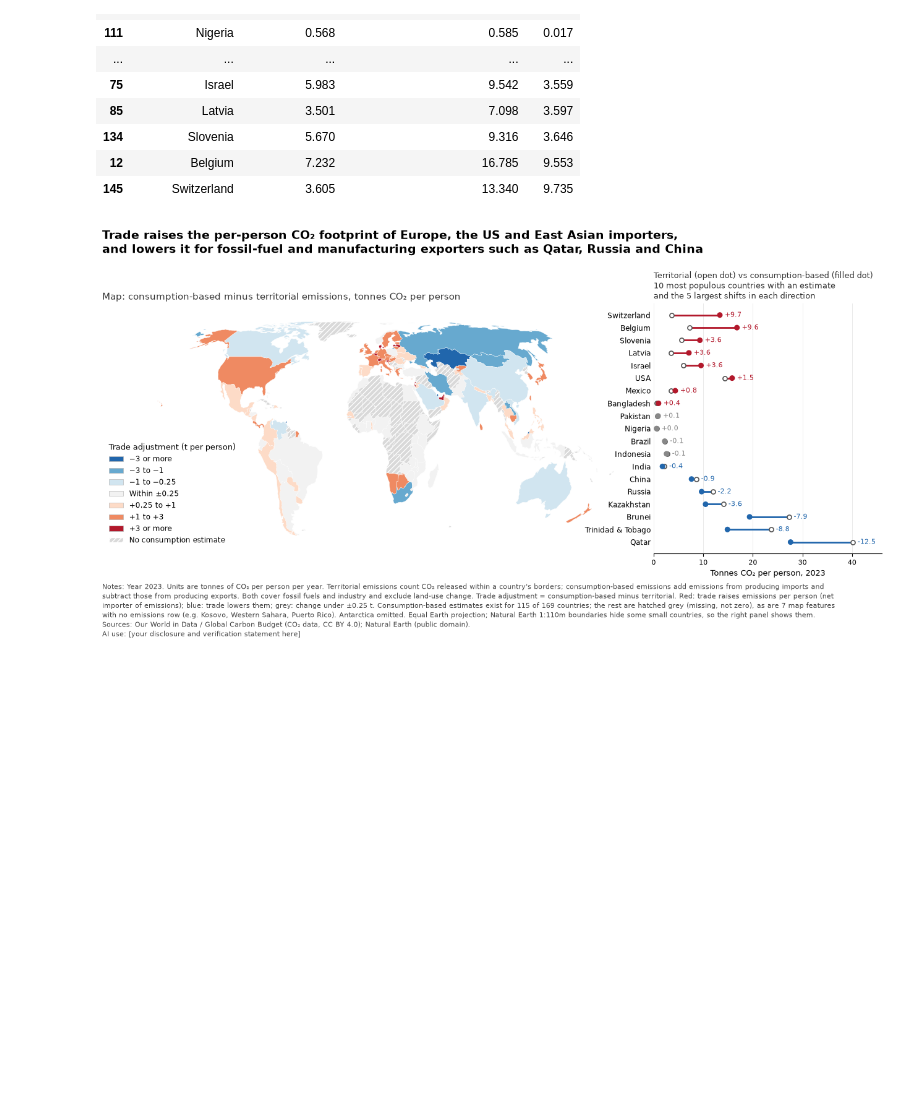
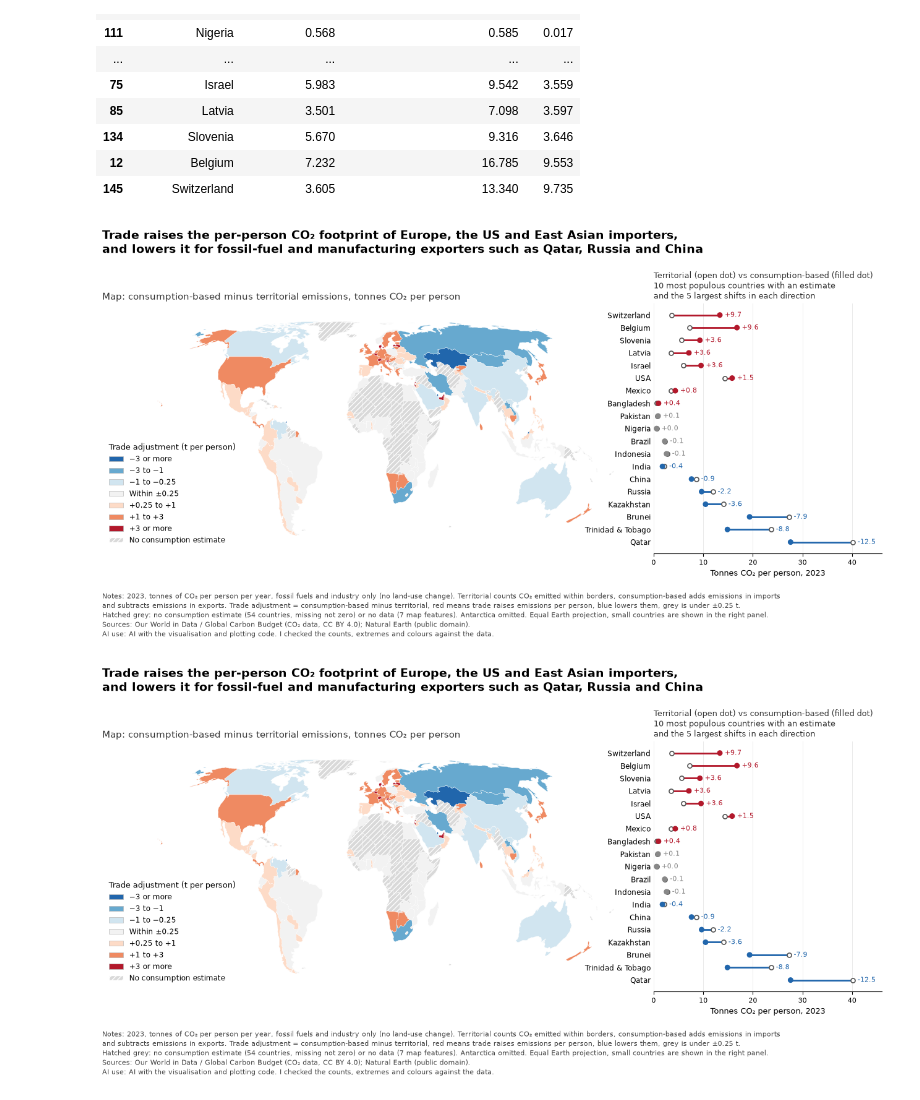
Before and after one commit to balazssomaremenyi/python-dataviz-homework03, a Jupyter notebook: analysis.ipynb, the cells around one changed output. Cells and saved outputs as stored; diff of their text form; code cells hidden in the pictures; blank space fills up the shorter version.

```diff
--- a/analysis.ipynb
+++ b/analysis.ipynb
@@ -147,40 +147,39 @@ bx.scatter(selected["consumption_co2_per_capita"], y, s=30, color=dot_colors, zo
 for yi, t, c, v, col in zip(y, selected["co2_per_capita"], selected["consumption_co2_per_capita"],
                             selected["diff"], dot_colors):
     bx.text(max(t, c) + 1.0, yi, f"{v:+.1f}", va="center", fontsize=8, color=col)
 
 bx.set_yticks(y, selected["label"], fontsize=8.5)
 bx.set_xlim(0, 46)
 bx.set_xlabel("Tonnes CO₂ per person, 2023", fontsize=9)
 bx.tick_params(axis="x", labelsize=8)
 bx.tick_params(axis="y", length=0)
 for side in ["top", "right", "left"]:
     bx.spines[side].set_visible(False)
 bx.grid(axis="x", color="#e6e6e6", lw=0.6)
 bx.set_axisbelow(True)
 bx.set_title("Territorial (open dot) vs consumption-based (filled dot)\n"
              "10 most populous countries with an estimate\n"
              "and the 5 largest shifts in each direction",
              loc="left", fontsize=9, color="#333333")
 
 # Title and notes
 fig.suptitle("Trade raises the per-person CO₂ footprint of Europe, the US and East Asian importers,\n"
              "and lowers it for fossil-fuel and manufacturing exporters such as Qatar, Russia and China",
              x=0.01, y=0.975, ha="left", fontsize=13.5, fontweight="bold")
 
 notes = (
-    "Notes: Year 2023. Units are tonnes of CO₂ per person per year. Territorial emissions count CO₂ released within a country's "
-    "borders; consumption-based emissions add emissions from producing imports and\nsubtract those from producing exports. "
-    "Both cover fossil fuels and industry and exclude land-use change. Trade adjustment = consumption-based minus territorial. "
-    "Red: trade raises emissions per person (net\nimporter of emissions); blue: trade lowers them; grey: change under ±0.25 t. "
-    f"Consumption-based estimates exist for {len(with_estimate)} of {len(emissions)} countries; the rest are hatched grey "
-    f"(missing, not zero), as are {len(unmatched)} map features\nwith no emissions row (e.g. Kosovo, Western Sahara, Puerto Rico). "
-    "Antarctica omitted. Equal Earth projection; Natural Earth 1:110m boundaries hide some small countries, so the right panel shows them.\n"
+    "Notes: 2023, tonnes of CO₂ per person per year, fossil fuels and industry only (no land-use change). Territorial counts CO₂ emitted within borders, "
+    "consumption-based adds emissions in imports\nand subtracts emissions in exports. Trade adjustment = consumption-based minus territorial, red means trade raises emissions per person, "
+    "blue lowers them, grey is under ±0.25 t.\n"
+    f"Hatched grey: no consumption estimate ({len(emissions) - len(with_estimate)} countries, missing not zero) or no data ({len(unmatched)} map features). "
+    "Antarctica omitted. Equal Earth projection, small countries are shown in the right panel.\n"
     "Sources: Our World in Data / Global Carbon Budget (CO₂ data, CC BY 4.0); Natural Earth (public domain).\n"
-    "AI use: [your disclosure and verification statement here]"
+    "AI use: AI with the visualisation and plotting code. I checked the counts, extremes and colours against the data."
 )
 fig.text(0.01, 0.015, notes, fontsize=7.6, color="#444444", ha="left", va="bottom", linespacing=1.45)
 
 fig.savefig("figures/submission.png", dpi=200)
-plt.show()
+fig
 # %% [output]
-[figure, old version]
+[figure, new version]
+[figure, added]
```
